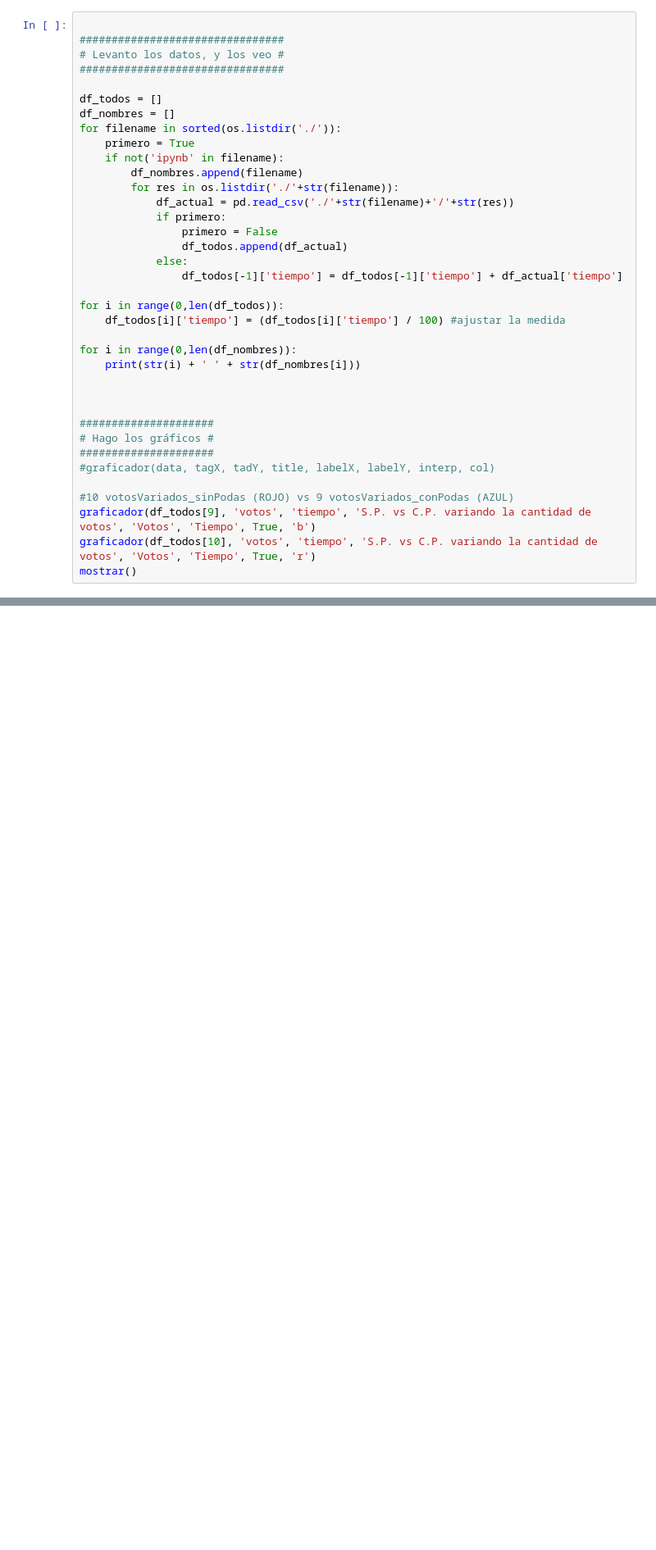
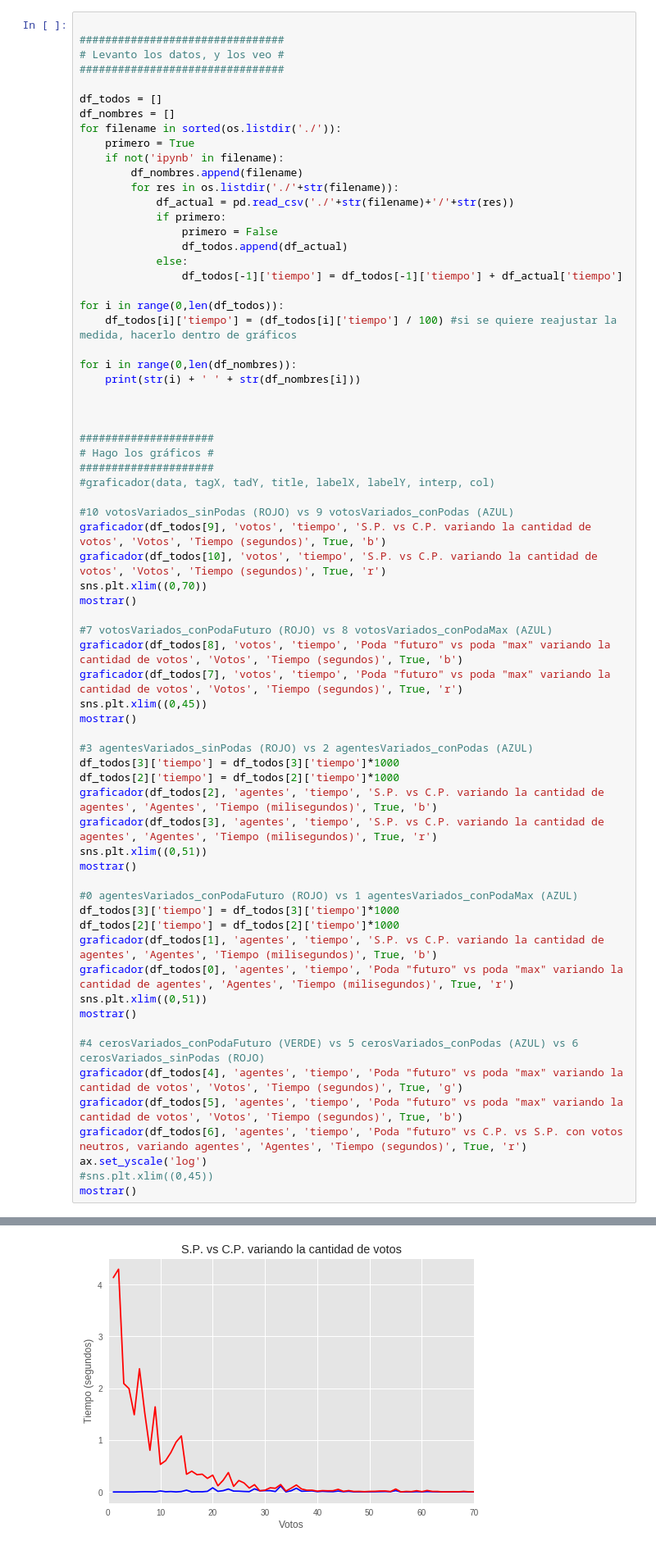
Before and after one commit to istng/Algo3-TP1, a Jupyter notebook: resultados/graficador.ipynb, the cells around one changed output, grey strips where cells are left out. Shown: that part at 82% size. Saved outputs shown, nothing was run; the diff lists cells and outputs as text; blank space fills up the shorter version.

```diff
--- a/resultados/graficador.ipynb
+++ b/resultados/graficador.ipynb
@@ -87,7 +89,7 @@ for filename in sorted(os.listdir('./')):
                 df_todos[-1]['tiempo'] = df_todos[-1]['tiempo'] + df_actual['tiempo']
 
 for i in range(0,len(df_todos)):
-    df_todos[i]['tiempo'] = (df_todos[i]['tiempo'] / 100) #ajustar la medida
+    df_todos[i]['tiempo'] = (df_todos[i]['tiempo'] / 100) #si se quiere reajustar la medida, hacerlo dentro de gráficos
 
 for i in range(0,len(df_nombres)):
     print(str(i) + ' ' + str(df_nombres[i]))
@@ -100,6 +102,38 @@ for i in range(0,len(df_nombres)):
 #graficador(data, tagX, tadY, title, labelX, labelY, interp, col)
 
 #10 votosVariados_sinPodas (ROJO) vs 9 votosVariados_conPodas (AZUL)
-graficador(df_todos[9], 'votos', 'tiempo', 'S.P. vs C.P. variando la cantidad de votos', 'Votos', 'Tiempo', True, 'b')
-graficador(df_todos[10], 'votos', 'tiempo', 'S.P. vs C.P. variando la cantidad de votos', 'Votos', 'Tiempo', True, 'r')
+graficador(df_todos[9], 'votos', 'tiempo', 'S.P. vs C.P. variando la cantidad de votos', 'Votos', 'Tiempo (segundos)', True, 'b')
+graficador(df_todos[10], 'votos', 'tiempo', 'S.P. vs C.P. variando la cantidad de votos', 'Votos', 'Tiempo (segundos)', True, 'r')
+sns.plt.xlim((0,70))
 mostrar()
+
+#7 votosVariados_conPodaFuturo (ROJO) vs 8 votosVariados_conPodaMax (AZUL)
+graficador(df_todos[8], 'votos', 'tiempo', 'Poda "futuro" vs poda "max" variando la cantidad de votos', 'Votos', 'Tiempo (segundos)', True, 'b')
+graficador(df_todos[7], 'votos', 'tiempo', 'Poda "futuro" vs poda "max" variando la cantidad de votos', 'Votos', 'Tiempo (segundos)', True, 'r')
+sns.plt.xlim((0,45))
+mostrar()
+
+#3 agentesVariados_sinPodas (ROJO) vs 2 agentesVariados_conPodas (AZUL)
+df_todos[3]['tiempo'] = df_todos[3]['tiempo']*1000
+df_todos[2]['tiempo'] = df_todos[2]['tiempo']*1000
+graficador(df_todos[2], 'agentes', 'tiempo', 'S.P. vs C.P. variando la cantidad de agentes', 'Agentes', 'Tiempo (milisegundos)', True, 'b')
+graficador(df_todos[3], 'agentes', 'tiempo', 'S.P. vs C.P. variando la cantidad de agentes', 'Agentes', 'Tiempo (milisegundos)', True, 'r')
+sns.plt.xlim((0,51))
+mostrar()
+
+#0 agentesVariados_conPodaFuturo (ROJO) vs 1 agentesVariados_conPodaMax (AZUL)
+df_todos[3]['tiempo'] = df_todos[3]['tiempo']*1000
+df_todos[2]['tiempo'] = df_todos[2]['tiempo']*1000
+graficador(df_todos[1], 'agentes', 'tiempo', 'S.P. vs C.P. variando la cantidad de agentes', 'Agentes', 'Tiempo (milisegundos)', True, 'b')
+graficador(df_todos[0], 'agentes', 'tiempo', 'Poda "futuro" vs poda "max" variando la cantidad de agentes', 'Agentes', 'Tiempo (milisegundos)', True, 'r')
+sns.plt.xlim((0,51))
+mostrar()
+
+#4 cerosVariados_conPodaFuturo (VERDE) vs 5 cerosVariados_conPodas (AZUL) vs 6 cerosVariados_sinPodas (ROJO)
+graficador(df_todos[4], 'agentes', 'tiempo', 'Poda "futuro" vs poda "max" variando la cantidad de votos', 'Votos', 'Tiempo (segundos)', True, 'g')
+graficador(df_todos[5], 'agentes', 'tiempo', 'Poda "futuro" vs poda "max" variando la cantidad de votos', 'Votos', 'Tiempo (segundos)', True, 'b')
+graficador(df_todos[6], 'agentes', 'tiempo', 'Poda "futuro" vs C.P. vs S.P. con votos neutros, variando agentes', 'Agentes', 'Tiempo (segundos)', True, 'r')
+ax.set_yscale('log')
+#sns.plt.xlim((0,45))
+mostrar()
+# %% [output]
@@ -105,0 +151 @@ mostrar()
+[figure, added]
```
Also changed, not shown: parts of 2 cells of this notebook.
